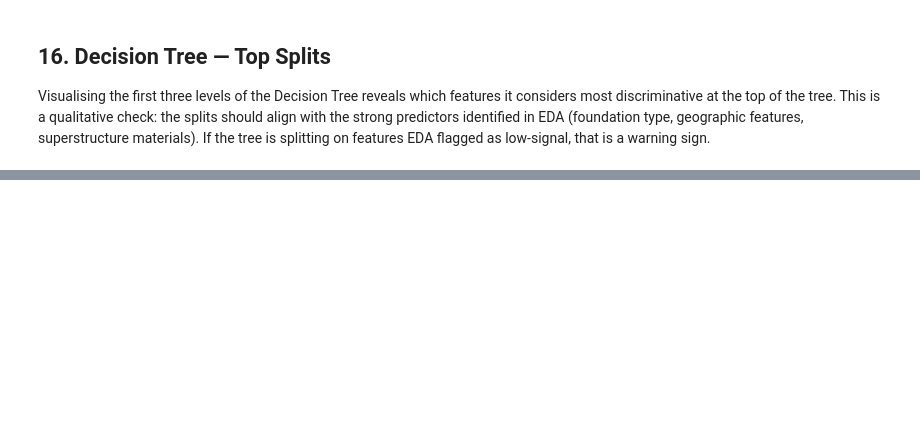
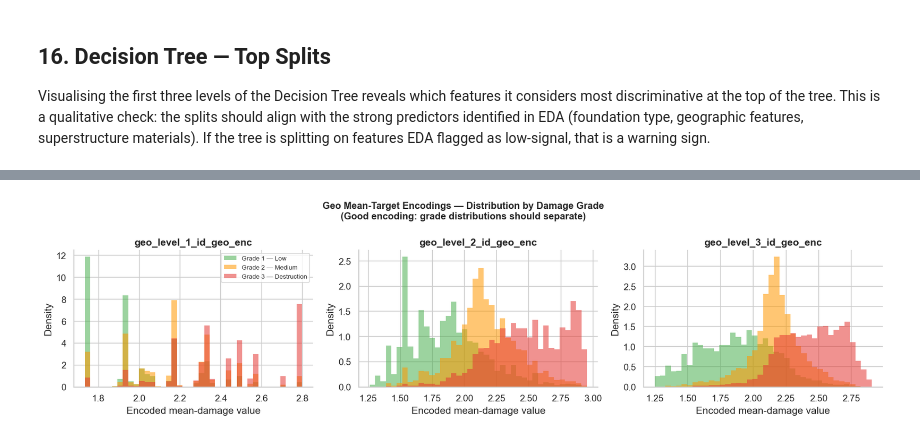
Before and after one commit to MaxBucks75/modeling-earthquake-damage, a Jupyter notebook: notebooks/earthquake_damage.ipynb, the cells around one changed output, grey strips where cells are left out. Saved outputs shown, nothing was run; the diff lists cells and outputs as text; code cells hidden in the pictures; blank space fills up the shorter version.

```diff
--- a/notebooks/earthquake_damage.ipynb
+++ b/notebooks/earthquake_damage.ipynb
@@ -1089,0 +1374,27 @@ in the data.
+# %%
+# ── Visualise: encoded value distributions per damage grade ───────────────────
+fig, axes = plt.subplots(1, 3, figsize=(15, 4))
+
+for ax, level in zip(axes, geo_cols):
+    col_name = f'{level}_geo_enc'
+    enc_series = pd.Series(geo_enc_train[col_name], index=X_train.index)
+
+    for grade in [1, 2, 3]:
+        mask = y_train == grade
+        ax.hist(enc_series[mask], bins=40, alpha=0.55,
+                color=DAMAGE_PALETTE[grade], label=DAMAGE_LABELS[grade],
+                density=True, edgecolor='none')
+    ax.set_title(f'{col_name}', fontweight='bold')
+    ax.set_xlabel('Encoded mean-damage value')
+    ax.set_ylabel('Density')
+    if ax == axes[0]:
+        ax.legend(fontsize=8)
+
+fig.suptitle('Geo Mean-Target Encodings — Distribution by Damage Grade\n'
+             '(Good encoding: grade distributions should separate)',
+             fontsize=12, fontweight='bold')
+plt.tight_layout()
+plt.savefig('fig_geo_encoding_dist.png', bbox_inches='tight')
+plt.show()
+# %% [output]
+[figure, added]
```
Also changed, not shown: parts of 31 cells of this notebook, 11 other files.
